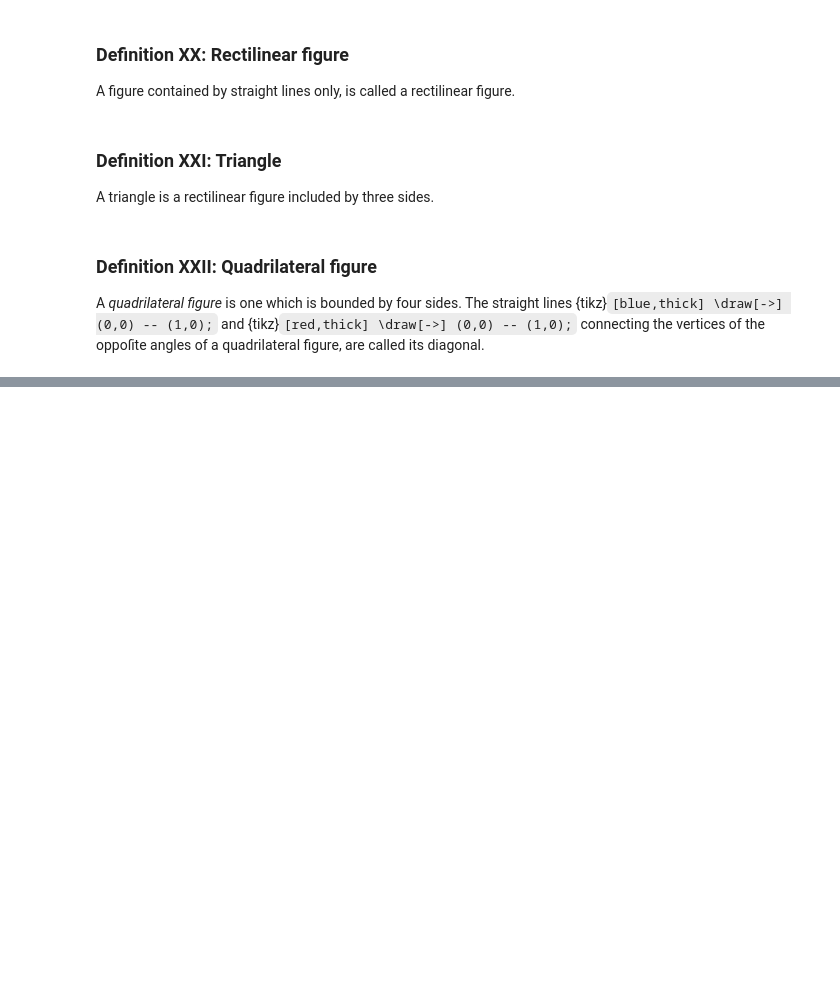
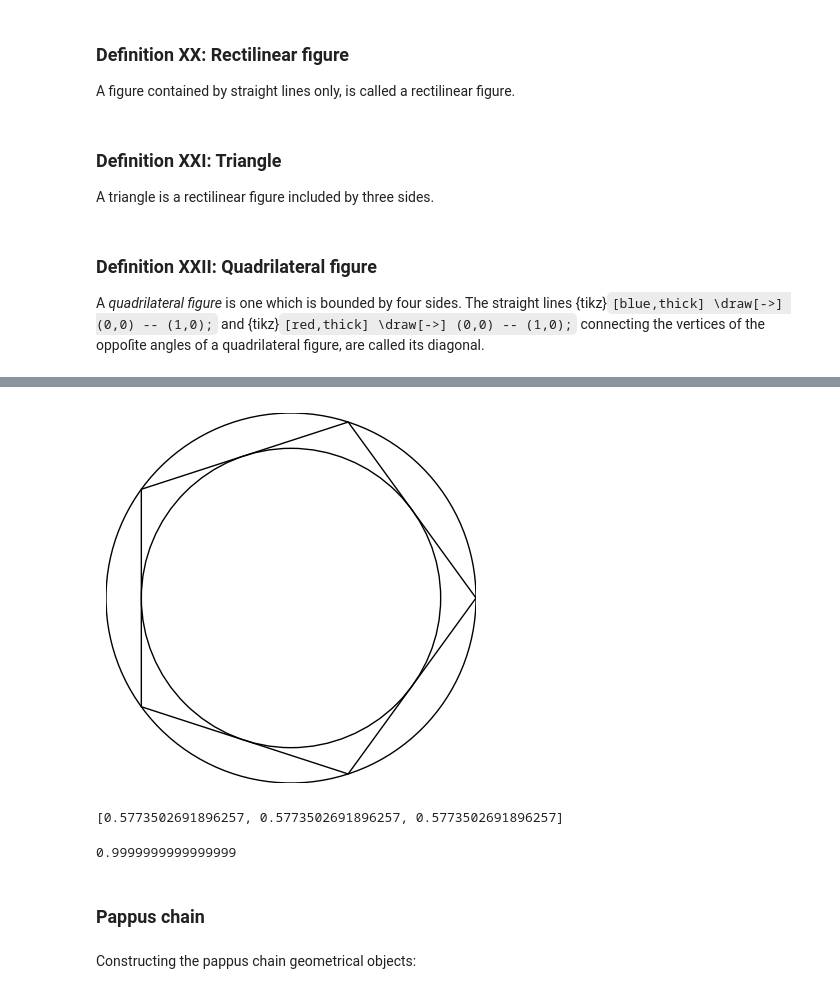
Before and after one commit to blackgolfer/super-qi, a Jupyter notebook: src/python/notes/math/geometry/bryne/book1.ipynb, the cells around one changed output, grey strips where cells are left out. Drawn from its saved outputs; the diff is of its cells as text; code cells hidden in the pictures; blank space fills up the shorter version.

```diff
--- a/src/python/notes/math/geometry/bryne/book1.ipynb
+++ b/src/python/notes/math/geometry/bryne/book1.ipynb
@@ -16,23 +16,3 @@ References:
 A *point* is that which has no parts.
 
 But in python, a point in $\mathbb R^2$ has two parts: $x$ and $y$ representing the coordinates:
-# %%
-from dataclasses import dataclass
-from nptyping import NDArray, Shape, Float, Int
-from typing import NewType
-import numpy as np
-
-P2=NewType('P2',NDArray[Shape["1, 2"], Float])
-
-def p2(x:float,y:float)->P2:
-    return P2(np.array([x,y]))
-
-def polar2(r:float,theta:float)->P2:
-    return P2(np.array([r*np.cos(theta),r*np.sin(theta)]))
-
-def unp2(p:P2)->tuple[float,float]:
-    return (p[0],p[1])
-
-def unpolar2(p:P2)->tuple[float,float]:
-    r = np.sqrt(p[0]*p[0]+p[1]*p[1])
-    return (np.sqrt(p[0]*p[0]+p[1]*p[1]),np.arctan2(p[1],p[0]))
@@ -265,0 +217,16 @@ class Plane2():
+# %%
+n=5
+theta=np.pi/n
+r=1
+R=r/np.cos(theta)
+ps=[polar2(R,2*j*theta) for j in range(n)]
+#p=Polygon2(vertices2lines(ps))
+p=Polygon2.PolygonRegular(point2((0,0)),1,n)
+cir1=Circle2(r)
+cir2=Circle2(R)
+with Display(DrawMPL(),[p,cir1,cir2]) as r:
+    r.graphicStore().set_xlim(-R,R)
+    r.graphicStore().set_ylim(-R,R)
+    r.show()
+# %% [output]
+[figure, added]
@@ -265,0 +235,14 @@ class Plane2():
+# %%
+ps=[point2((0,0)),polar2(1,np.pi/3),point2((1,0))]
+center=foldl(lambda acc,x:acc+x,point2((0,0)),ps)/len(ps)
+list(map(lambda x:np.linalg.norm(x-center),ps))
+# %% [output]
+[0.5773502691896257, 0.5773502691896257, 0.5773502691896257]
+# %%
+np.linalg.norm(ps[1]-ps[2])
+# %% [output]
+0.9999999999999999
+# %% [markdown]
+### Pappus chain
+# %% [markdown]
+Constructing the pappus chain geometrical objects:
```
Also changed, not shown: parts of 63 cells of this notebook, 27 other files.
